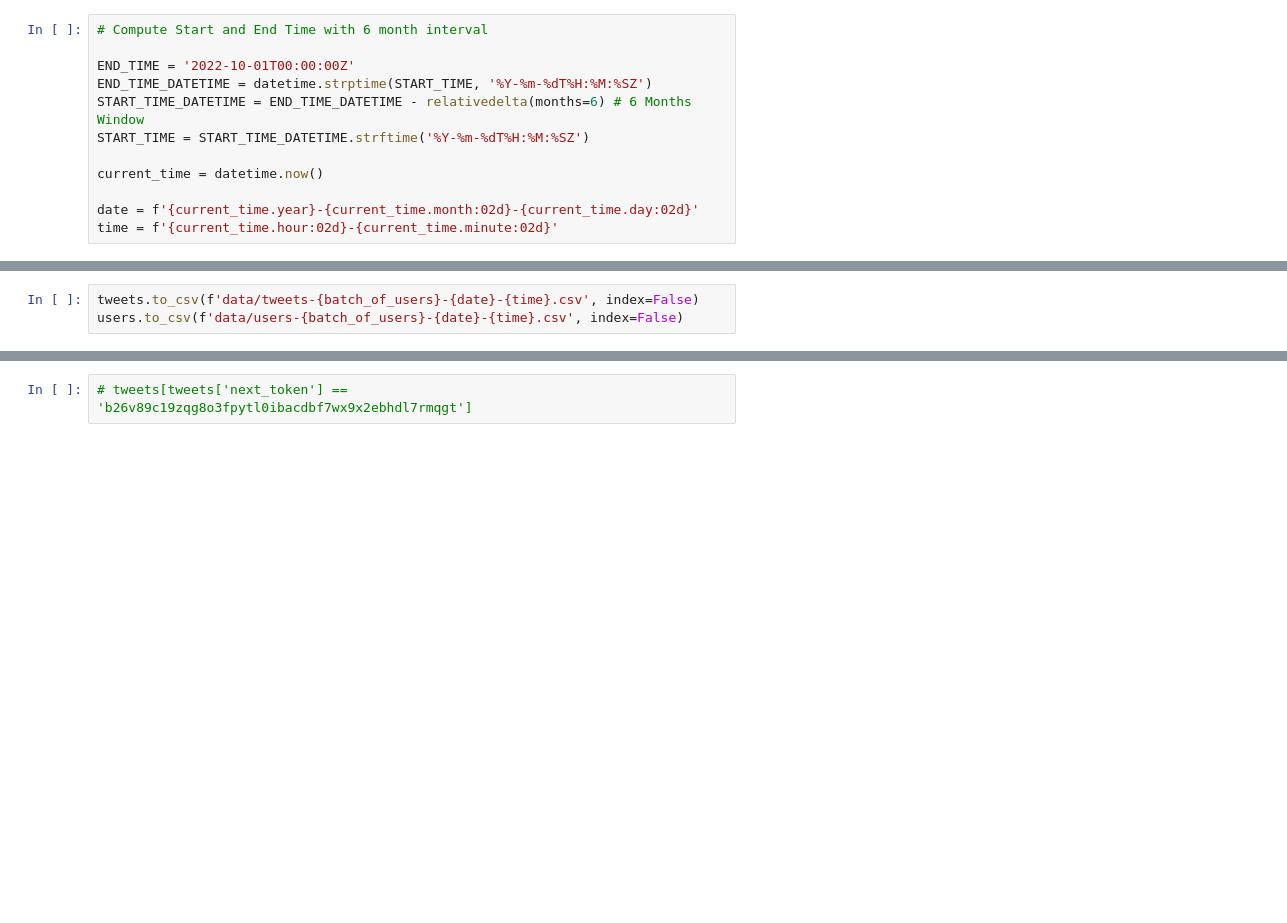
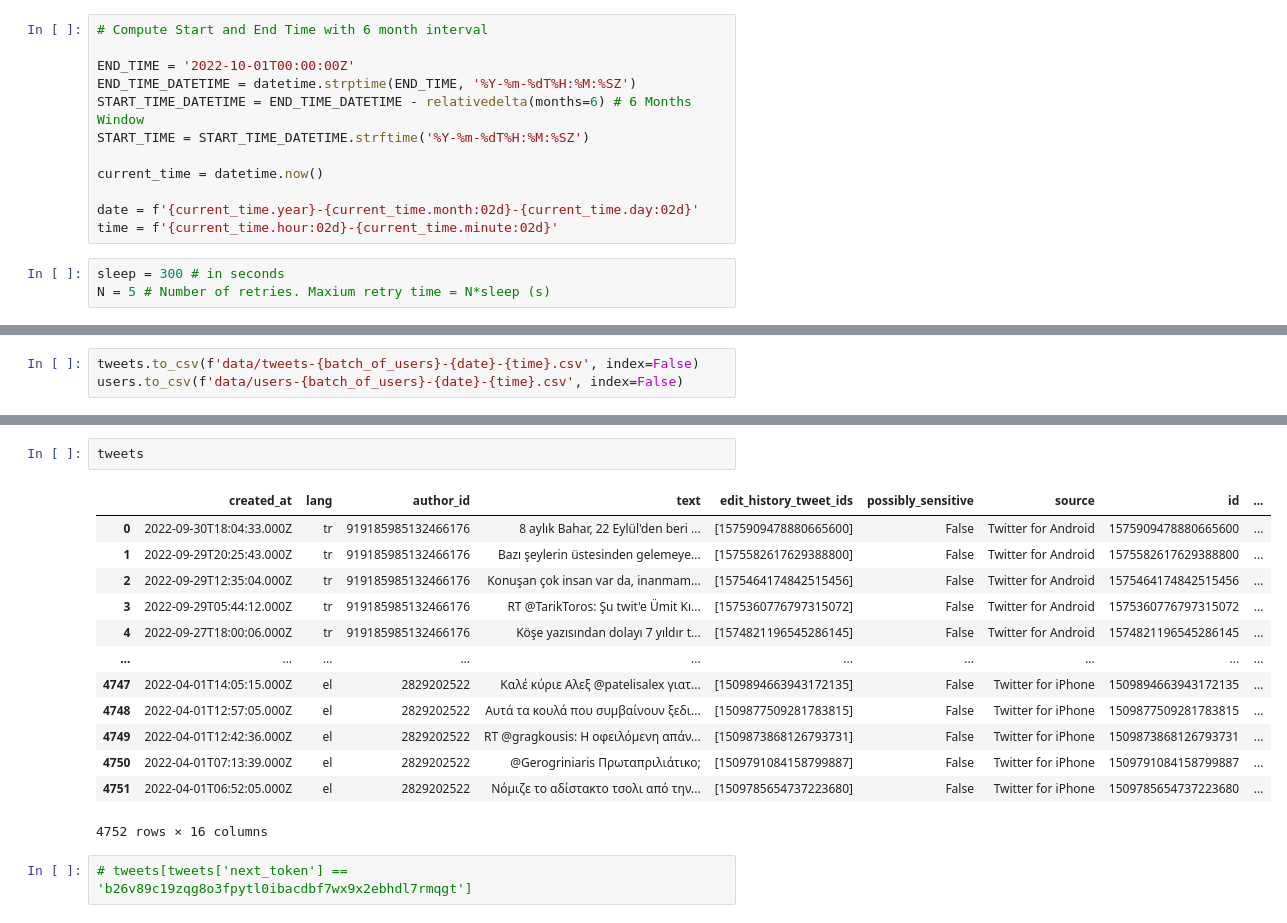
Before and after one commit to DanielDaCosta/social-media-habits, a Jupyter notebook: archive_search.ipynb, the cells around one changed output, grey strips where cells are left out. Cells and saved outputs as stored; diff of their text form; blank space fills up the shorter version.

Commit message:
Adding sleeping

```diff
--- a/archive_search.ipynb
+++ b/archive_search.ipynb
@@ -171,7 +176,7 @@ users_id_list = set(df['userid'])
 # Compute Start and End Time with 6 month interval
 
 END_TIME = '2022-10-01T00:00:00Z'
-END_TIME_DATETIME = datetime.strptime(START_TIME, '%Y-%m-%dT%H:%M:%SZ')
+END_TIME_DATETIME = datetime.strptime(END_TIME, '%Y-%m-%dT%H:%M:%SZ')
 START_TIME_DATETIME = END_TIME_DATETIME - relativedelta(months=6) # 6 Months Window
 START_TIME = START_TIME_DATETIME.strftime('%Y-%m-%dT%H:%M:%SZ')
 
@@ -179,4 +184,7 @@ current_time = datetime.now()
 
 date = f'{current_time.year}-{current_time.month:02d}-{current_time.day:02d}'
 time = f'{current_time.hour:02d}-{current_time.minute:02d}'
+# %%
+sleep = 300 # in seconds
+N = 5 # Number of retries. Maxium retry time = N*sleep (s)
 # %%
@@ -273,3 +314,19 @@ users.to_csv(f'data/users-{batch_of_users}-{date}-{time}.csv', index=False)
+# %%
+tweets
+# %% [output]
+|  | created_at | lang | author_id | text | edit_history_tweet_ids | possibly_sensitive | source | id | ... |
+| 0 | 2022-09-30T18:04:33.000Z | tr | 919185985132466176 | 8 aylık Bahar, 22 Eylül'den beri ... | [1575909478880665600] | False | Twitter for Android | 1575909478880665600 | ... |
+| 1 | 2022-09-29T20:25:43.000Z | tr | 919185985132466176 | Bazı şeylerin üstesinden gelemeye... | [1575582617629388800] | False | Twitter for Android | 1575582617629388800 | ... |
+| 2 | 2022-09-29T12:35:04.000Z | tr | 919185985132466176 | Konuşan çok insan var da, inanmam... | [1575464174842515456] | False | Twitter for Android | 1575464174842515456 | ... |
+| 3 | 2022-09-29T05:44:12.000Z | tr | 919185985132466176 | RT @TarikToros: Şu twit'e Ümit Kı... | [1575360776797315072] | False | Twitter for Android | 1575360776797315072 | ... |
+| 4 | 2022-09-27T18:00:06.000Z | tr | 919185985132466176 | Köşe yazısından dolayı 7 yıldır t... | [1574821196545286145] | False | Twitter for Android | 1574821196545286145 | ... |
+| ... | ... | ... | ... | ... | ... | ... | ... | ... | ... |
+| 4747 | 2022-04-01T14:05:15.000Z | el | 2829202522 | Καλέ κύριε Αλεξ @patelisalex γιατ... | [1509894663943172135] | False | Twitter for iPhone | 1509894663943172135 | ... |
+| 4748 | 2022-04-01T12:57:05.000Z | el | 2829202522 | Αυτά τα κουλά που συμβαίνουν ξεδι... | [1509877509281783815] | False | Twitter for iPhone | 1509877509281783815 | ... |
+| 4749 | 2022-04-01T12:42:36.000Z | el | 2829202522 | RT @gragkousis: Η οφειλόμενη απάν... | [1509873868126793731] | False | Twitter for iPhone | 1509873868126793731 | ... |
+| 4750 | 2022-04-01T07:13:39.000Z | el | 2829202522 | @Gerogriniaris Πρωταπριλιάτικο; | [1509791084158799887] | False | Twitter for iPhone | 1509791084158799887 | ... |
+| 4751 | 2022-04-01T06:52:05.000Z | el | 2829202522 | Νόμιζε το αδίστακτο τσολι από την... | [1509785654737223680] | False | Twitter for iPhone | 1509785654737223680 | ... |
+4752 rows × 16 columns
 # %%
 # tweets[tweets['next_token'] == 'b26v89c19zqg8o3fpytl0ibacdbf7wx9x2ebhdl7rmqgt']
 # %%
```
Also changed, not shown: parts of 9 cells of this notebook, 3 other files.
